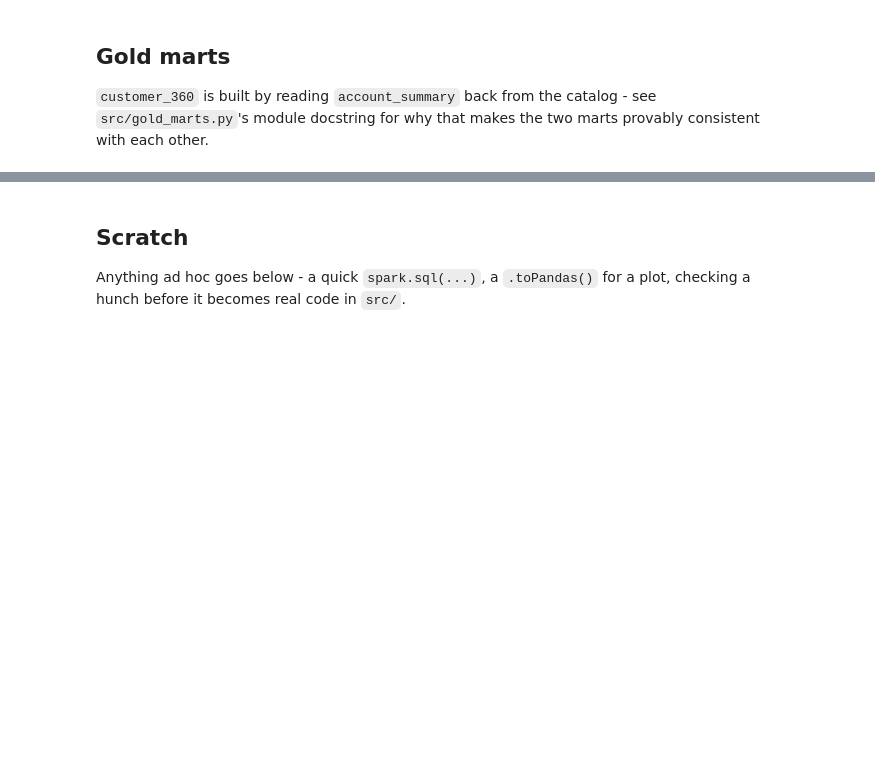
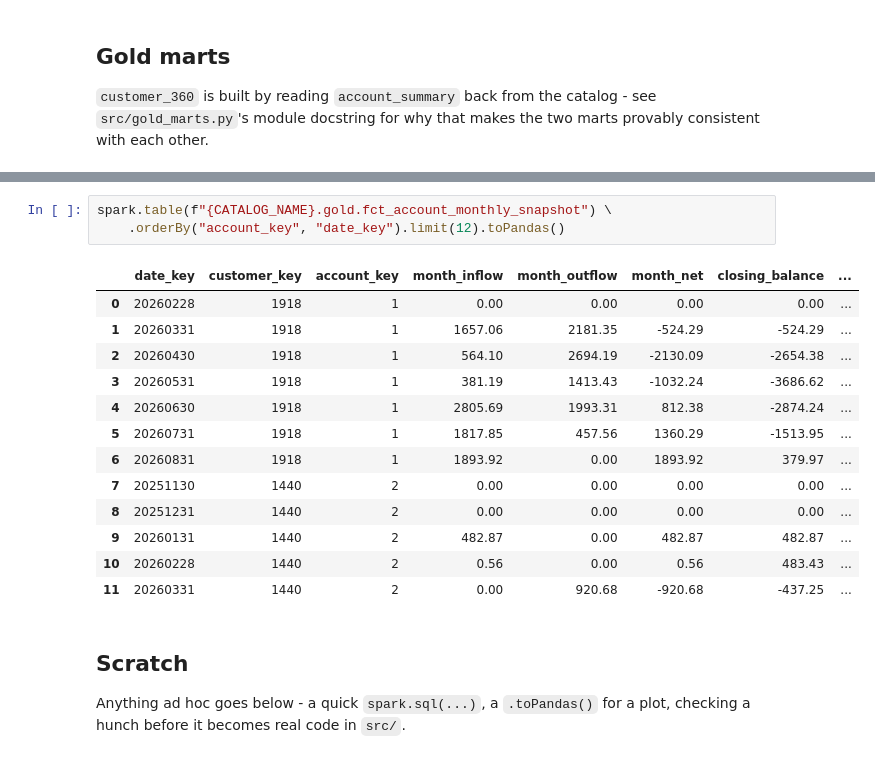
Before and after one commit to meedaycodes/fintech-lakehouse, a Jupyter notebook: notebooks/explore.ipynb, the cells around one changed output, grey strips where cells are left out. Cells and saved outputs as stored; diff of their text form; blank space fills up the shorter version.

```diff
--- a/notebooks/explore.ipynb
+++ b/notebooks/explore.ipynb
@@ -80,3 +178,20 @@ spark.table(f"{CATALOG_NAME}.gold.account_summary").orderBy("account_id").limit(
+# %%
+spark.table(f"{CATALOG_NAME}.gold.fct_account_monthly_snapshot") \
+    .orderBy("account_key", "date_key").limit(12).toPandas()
+# %% [output]
+|  | date_key | customer_key | account_key | month_inflow | month_outflow | month_net | closing_balance | ... |
+| 0 | 20260228 | 1918 | 1 | 0.00 | 0.00 | 0.00 | 0.00 | ... |
+| 1 | 20260331 | 1918 | 1 | 1657.06 | 2181.35 | -524.29 | -524.29 | ... |
+| 2 | 20260430 | 1918 | 1 | 564.10 | 2694.19 | -2130.09 | -2654.38 | ... |
+| 3 | 20260531 | 1918 | 1 | 381.19 | 1413.43 | -1032.24 | -3686.62 | ... |
+| 4 | 20260630 | 1918 | 1 | 2805.69 | 1993.31 | 812.38 | -2874.24 | ... |
+| 5 | 20260731 | 1918 | 1 | 1817.85 | 457.56 | 1360.29 | -1513.95 | ... |
+| 6 | 20260831 | 1918 | 1 | 1893.92 | 0.00 | 1893.92 | 379.97 | ... |
+| 7 | 20251130 | 1440 | 2 | 0.00 | 0.00 | 0.00 | 0.00 | ... |
+| 8 | 20251231 | 1440 | 2 | 0.00 | 0.00 | 0.00 | 0.00 | ... |
+| 9 | 20260131 | 1440 | 2 | 482.87 | 0.00 | 482.87 | 482.87 | ... |
+| 10 | 20260228 | 1440 | 2 | 0.56 | 0.00 | 0.56 | 483.43 | ... |
+| 11 | 20260331 | 1440 | 2 | 0.00 | 920.68 | -920.68 | -437.25 | ... |
 # %% [markdown]
 ## Scratch
 
```
Also changed, not shown: parts of 11 cells of this notebook.
